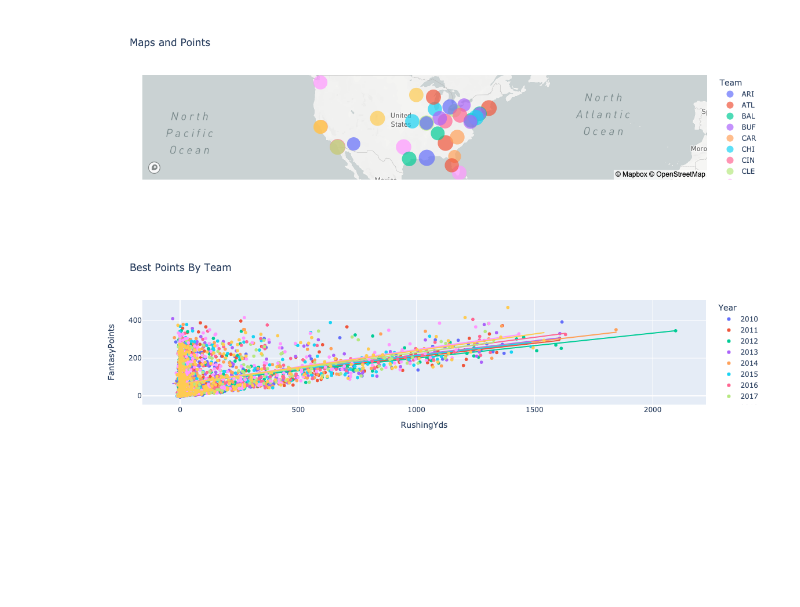
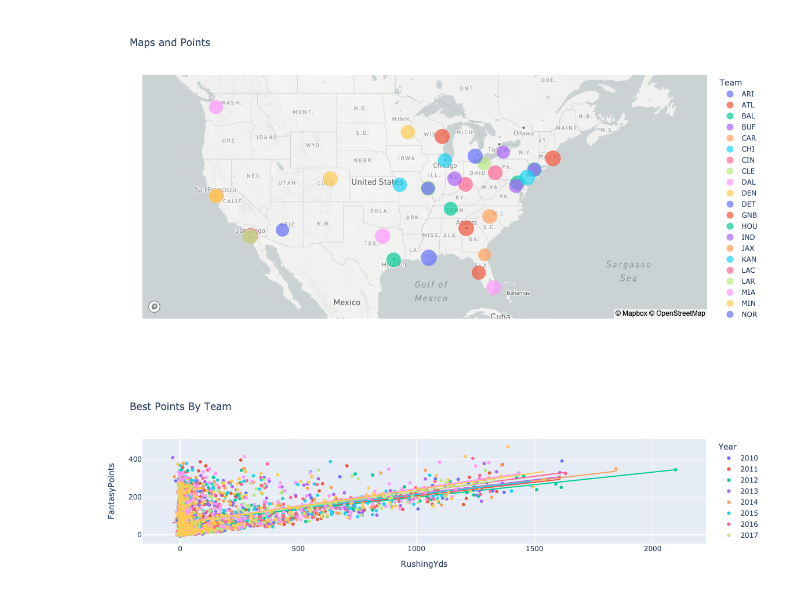
Before and after one commit to amack56/Project-1, a Jupyter notebook: Notebook/antonio-master.ipynb, the cells around one changed output. Cells and saved outputs as stored; diff of their text form; code cells hidden in the pictures; blank space fills up the shorter version.

```diff
--- a/Notebook/antonio-master.ipynb
+++ b/Notebook/antonio-master.ipynb
@@ -129,12 +129,12 @@ best_team.hvplot.bar(width=800, rot=90, title="Best 15 Players")
 # %%
 coords_and_mean = pd.concat([team_mean, coordinates], axis=1)
 coords_and_mean = coords_and_mean.reset_index()
 coords_and_mean = coords_and_mean.rename({'index': 'Team'}, axis=1)
 
-coor_mapbox = px.scatter_mapbox(coords_and_mean, title="Maps and Points", lat='latitude', lon='longitude', color="Team", size="FantasyPoints", zoom=2)
+coor_mapbox = px.scatter_mapbox(coords_and_mean, title="Maps and Points", lat='latitude', lon='longitude', color="Team", size="FantasyPoints", zoom=3, height=600)
 coor_mapbox.show()
 # %% [output]
-[figure, old version]
+[figure, new version]
 # %%
 data_2010_yds = pd.read_csv(file_path_2010)
 data_2010_yds['Year'] = '2010'
```
Also changed, not shown: 2 other files.
